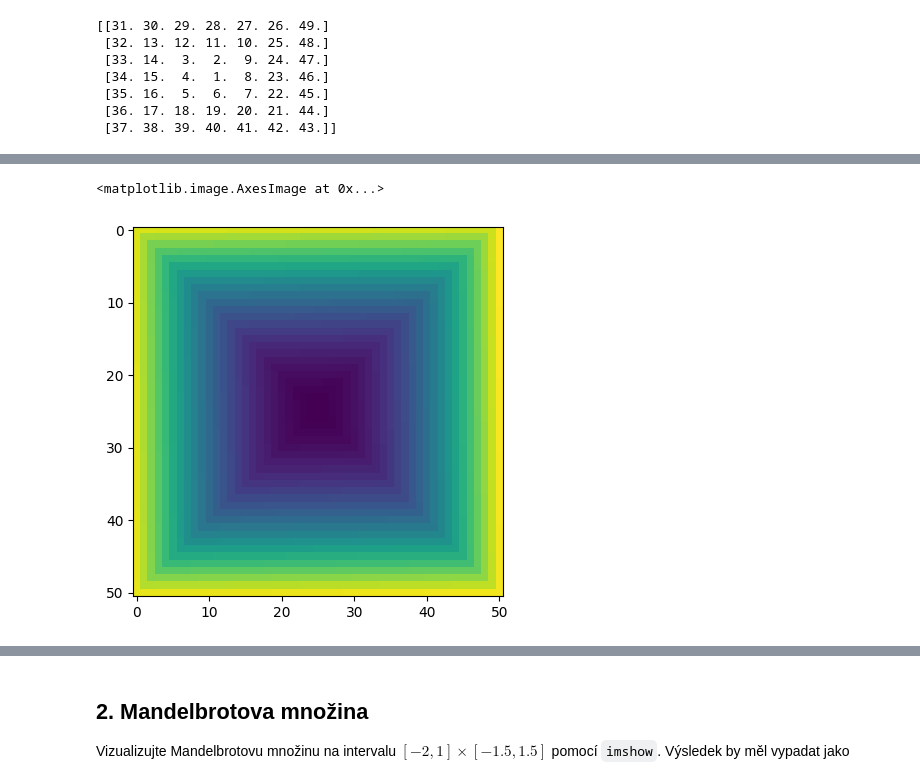
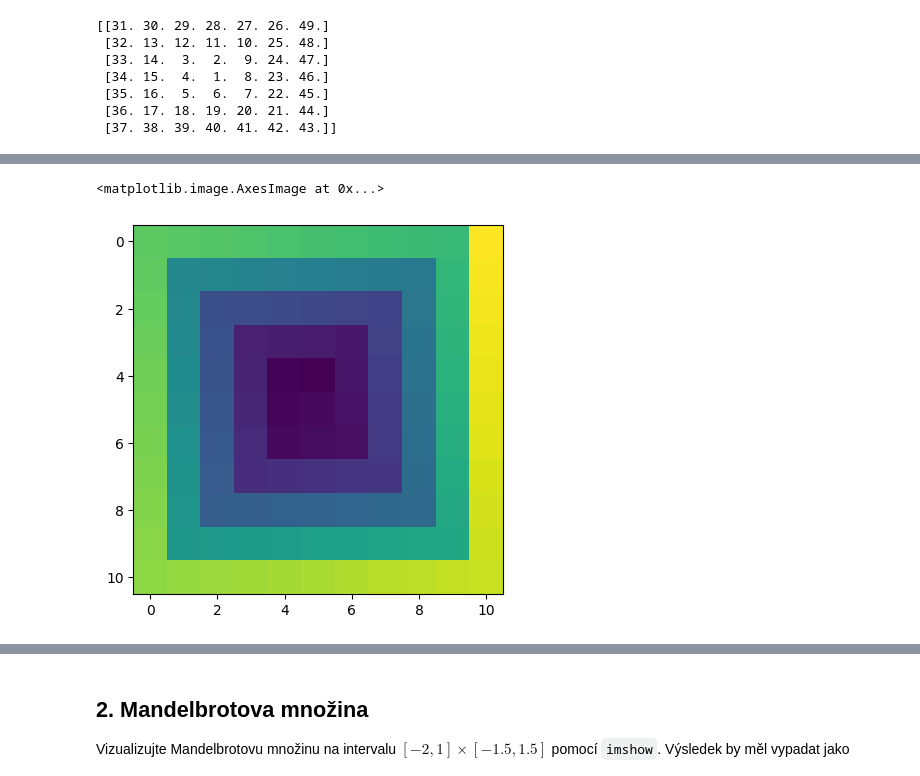
Before and after one commit to HLI0026/VVP, a Jupyter notebook: 03_ukoly.ipynb, the cells around one changed output, grey strips where cells are left out. Cells and saved outputs as stored; diff of their text form; code cells hidden in the pictures.

```diff
--- a/03_ukoly.ipynb
+++ b/03_ukoly.ipynb
@@ -66,2 +81,10 @@ A =np.ndarray(shape=[1])
 # %% [markdown]
 6. Pro náhodné 1D vektory $u, v$ vypočítejte dyadický součin $uv$ $$(uv)_{ij} = u_iv_j$$ pomocí `newaxis`. Zkontrolujte s `np.outer(u, v)`
+# %%
+my_vec_1 = np.random.randint(size = 3, low = -50, high = 50)
+my_vec_2 = np.random.randint(size = 3, low = -50, high = 50)
+my_vec_1 = my_vec_1[: , np.newaxis]
+A = my_vec_1 * my_vec_2
+
+print(A)
+print(np.outer(my_vec_1,my_vec_2))
@@ -151,8 +204,8 @@ def integer_spiral_numpy(n):
 # %%
-plt.imshow(integer_spiral_numpy(51),interpolation_stage="rgba")
+plt.imshow(integer_spiral_numpy(11),interpolation_stage="rgba")
 # %% [output]
 <matplotlib.image.AxesImage at 0x...>
-[figure, old version]
+[figure, new version]
 # %%
 %%timeit
 integer_spiral(1701)
```
Also changed, not shown: parts of 24 cells of this notebook.
